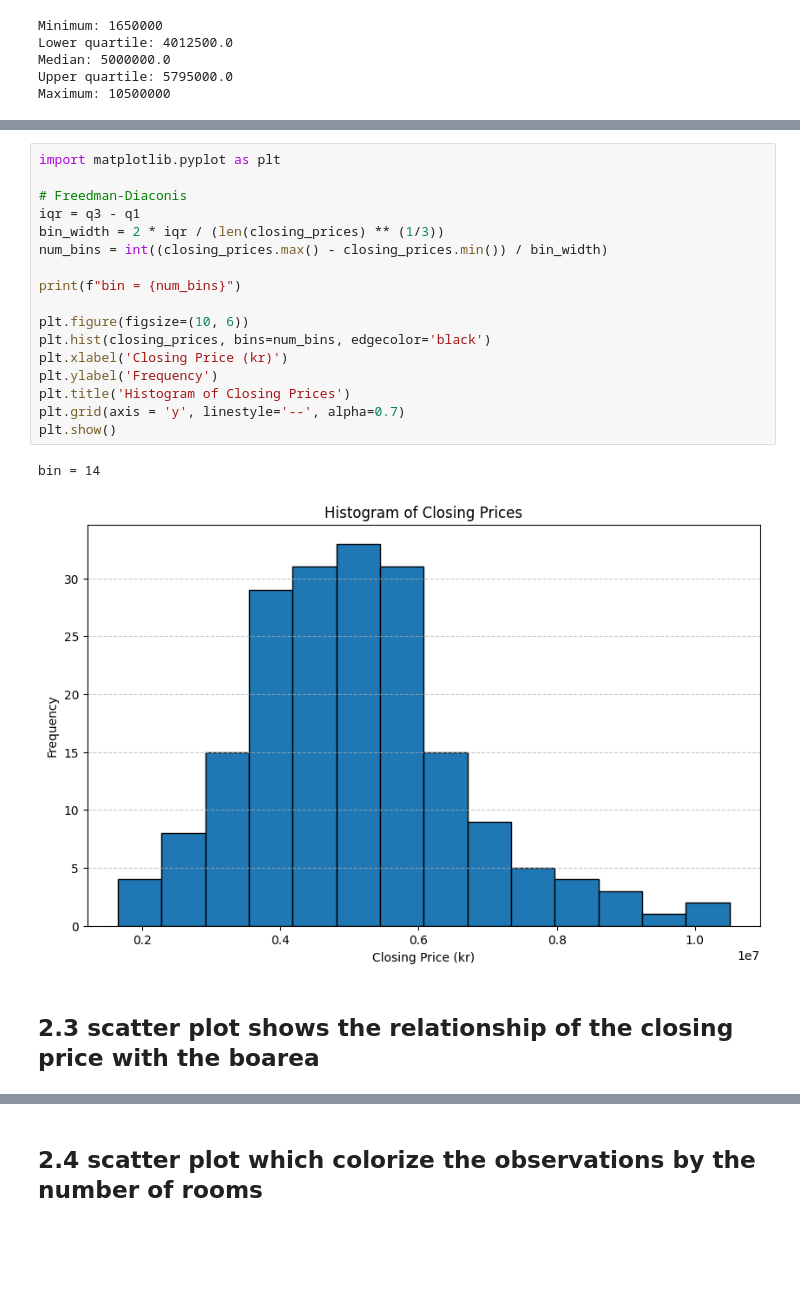
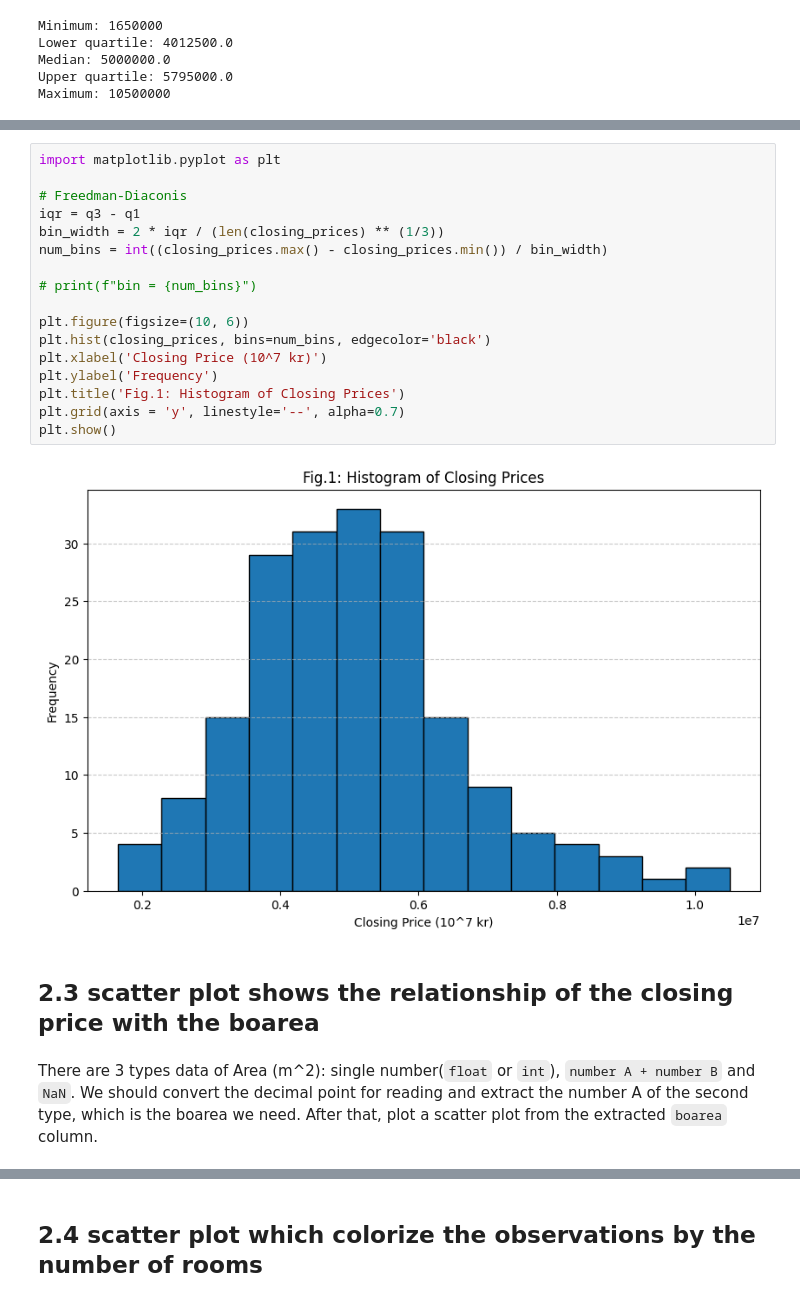
Before and after one commit to amamiya-yuuko-1225/DSAI_group26, a Jupyter notebook: lab2/lab2.ipynb, the cells around one changed output, grey strips where cells are left out. Cells and saved outputs as stored; diff of their text form; blank space fills up the shorter version.

```diff
--- a/lab2/lab2.ipynb
+++ b/lab2/lab2.ipynb
@@ -139,25 +153,26 @@ Maximum: 10500000
 # %%
 import matplotlib.pyplot as plt
 
 # Freedman-Diaconis
 iqr = q3 - q1
 bin_width = 2 * iqr / (len(closing_prices) ** (1/3))
 num_bins = int((closing_prices.max() - closing_prices.min()) / bin_width)
 
-print(f"bin = {num_bins}")
+# print(f"bin = {num_bins}")
 
 plt.figure(figsize=(10, 6))
 plt.hist(closing_prices, bins=num_bins, edgecolor='black')
-plt.xlabel('Closing Price (kr)')
+plt.xlabel('Closing Price (10^7 kr)')
 plt.ylabel('Frequency')
-plt.title('Histogram of Closing Prices')
+plt.title('Fig.1: Histogram of Closing Prices')
 plt.grid(axis = 'y', linestyle='--', alpha=0.7)
 plt.show()
 # %% [output]
-bin = 14
-[figure, old version]
+[figure, new version]
 # %% [markdown]
 ## 2.3 scatter plot shows the relationship of the closing price with the boarea
+# %% [markdown]
+There are 3 types data of Area (m^2): single number(`float` or `int`), `number A + number B` and `NaN`. We should convert the decimal point for reading and extract the number A of the second type, which is the boarea we need. After that, plot a scatter plot from the extracted `boarea` column.
 # %%
 # get boarea
 def extract_boarea(value):
```
Also changed, not shown: parts of 9 cells of this notebook.
